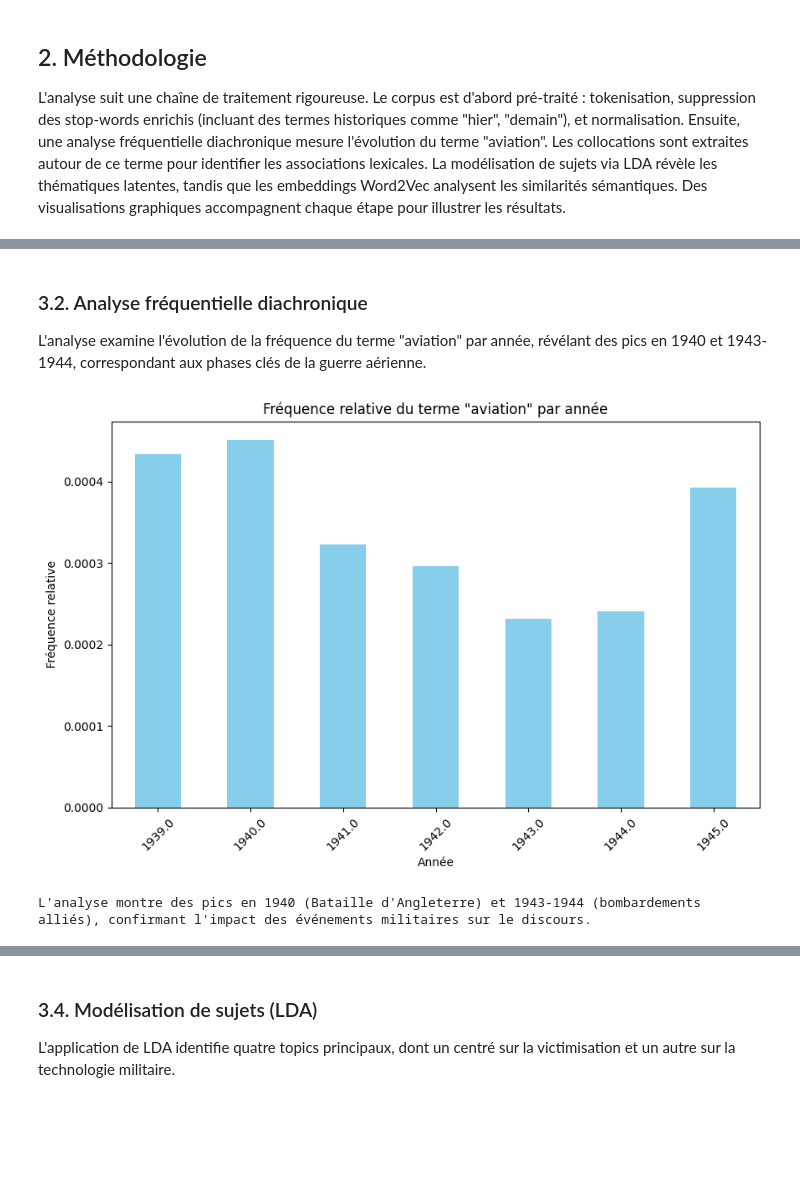
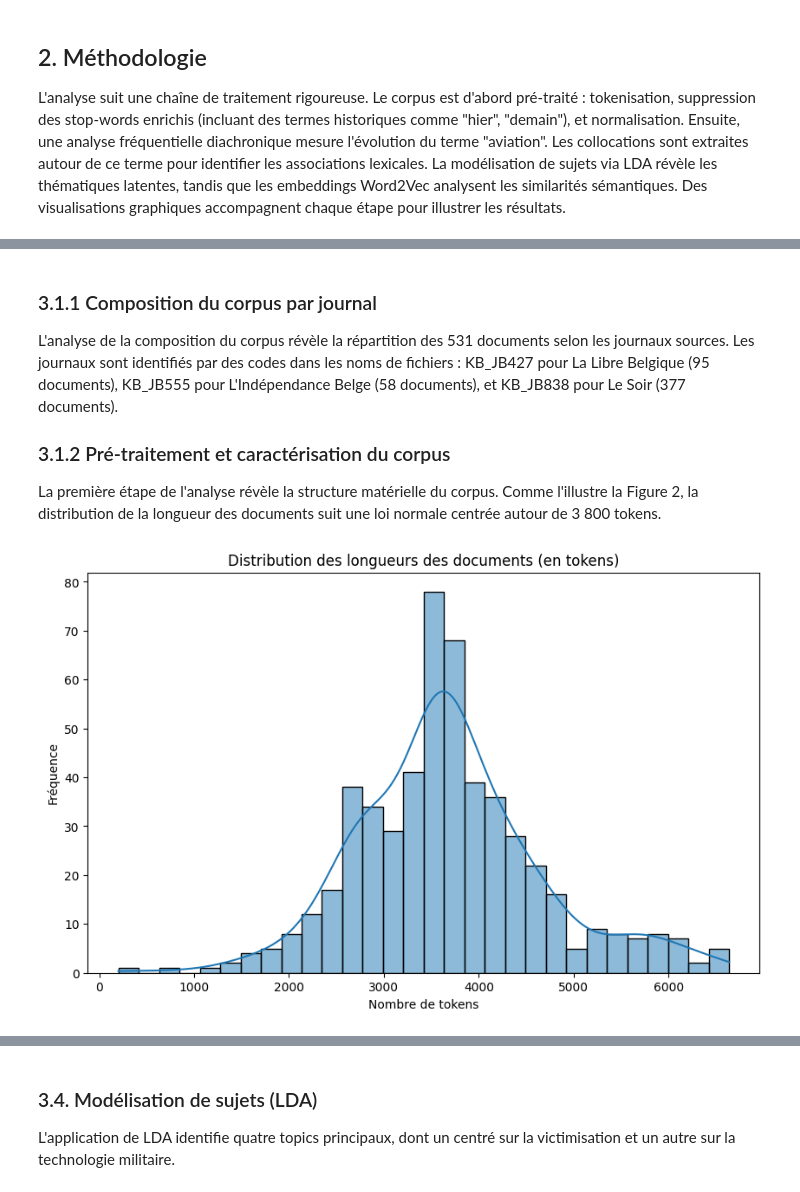
Before and after one commit to DOUDOUHZaynab/tac, a Jupyter notebook: tps/tp4/article_tp4.ipynb, the cells around one changed output, grey strips where cells are left out. Cells and saved outputs as stored; diff of their text form; code cells hidden in the pictures; blank space fills up the shorter version.

```diff
--- a/tps/tp4/article_tp4.ipynb
+++ b/tps/tp4/article_tp4.ipynb
@@ -80,35 +97,24 @@ Pré-traitement terminé. L'analyse révèle une variabilité dans la longueur d
 # %% [markdown]
-### 3.2. Analyse fréquentielle diachronique
+### 3.1.1 Composition du corpus par journal
 
-L'analyse examine l'évolution de la fréquence du terme "aviation" par année, révélant des pics en 1940 et 1943-1944, correspondant aux phases clés de la guerre aérienne.
+L'analyse de la composition du corpus révèle la répartition des 531 documents selon les journaux sources. Les journaux sont identifiés par des codes dans les noms de fichiers : KB_JB427 pour La Libre Belgique (95 documents), KB_JB555 pour L'Indépendance Belge (58 documents), et KB_JB838 pour Le Soir (377 documents).
+
+### 3.1.2 Pré-traitement et caractérisation du corpus
+
+La première étape de l'analyse révèle la structure matérielle du corpus. Comme l'illustre la Figure 2, la distribution de la longueur des documents suit une loi normale centrée autour de 3 800 tokens.
 # %%
-# Extraction des années
-def extract_year(filename):
-    match = re.search(r'(\d{4})-\d{2}-\d{2}', filename)
-    return int(match.group(1)) if match else None
-
-df_corpus['year'] = df_corpus['filename'].apply(extract_year)
-
-# Fréquence d'aviation
-aviation_counts = df_corpus['tokens'].apply(lambda x: x.count('aviation'))
-df_corpus['aviation_count'] = aviation_counts
-
-# Fréquence relative par année
-yearly_freq = df_corpus.groupby('year')['aviation_count'].sum() / df_corpus.groupby('year')['tokens'].apply(lambda x: sum(len(t) for t in x))
-
-# Graphique
+# Figure 2: Distribution des longueurs de documents
+doc_lengths = df_corpus['tokens'].apply(len)
 plt.figure(figsize=(10, 6))
-yearly_freq.plot(kind='bar', color='skyblue')
-plt.title('Fréquence relative du terme "aviation" par année')
-plt.xlabel('Année')
-plt.ylabel('Fréquence relative')
-plt.xticks(rotation=45)
+sns.histplot(doc_lengths, bins=30, kde=True)
+plt.title('Distribution des longueurs des documents (en tokens)')
+plt.xlabel('Nombre de tokens')
+plt.ylabel('Fréquence')
 plt.show()
 
-print("L'analyse montre des pics en 1940 (Bataille d'Angleterre) et 1943-1944 (bombardements alliés), confirmant l'impact des événements militaires sur le discours.")
+### 3.2. Analyse fréquentielle diachronique
 # %% [output]
-[figure, old version]
+[figure, new version]
-L'analyse montre des pics en 1940 (Bataille d'Angleterre) et 1943-1944 (bombardements alliés), confirmant l'impact des événements militaires sur le discours.
 # %% [markdown]
 ### 3.3. Analyse des collocations
 
```
Also changed, not shown: parts of 13 cells of this notebook, 12 other files.
